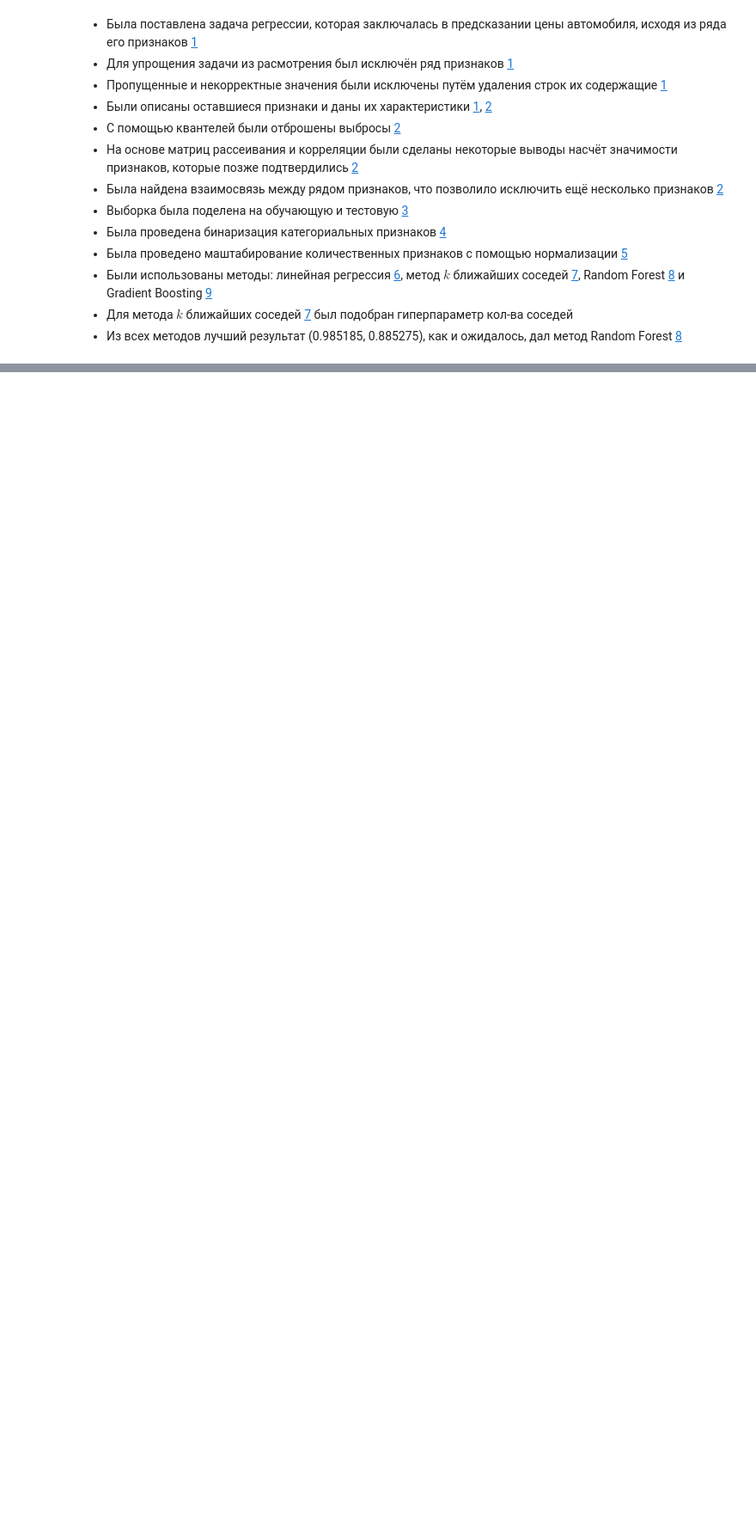
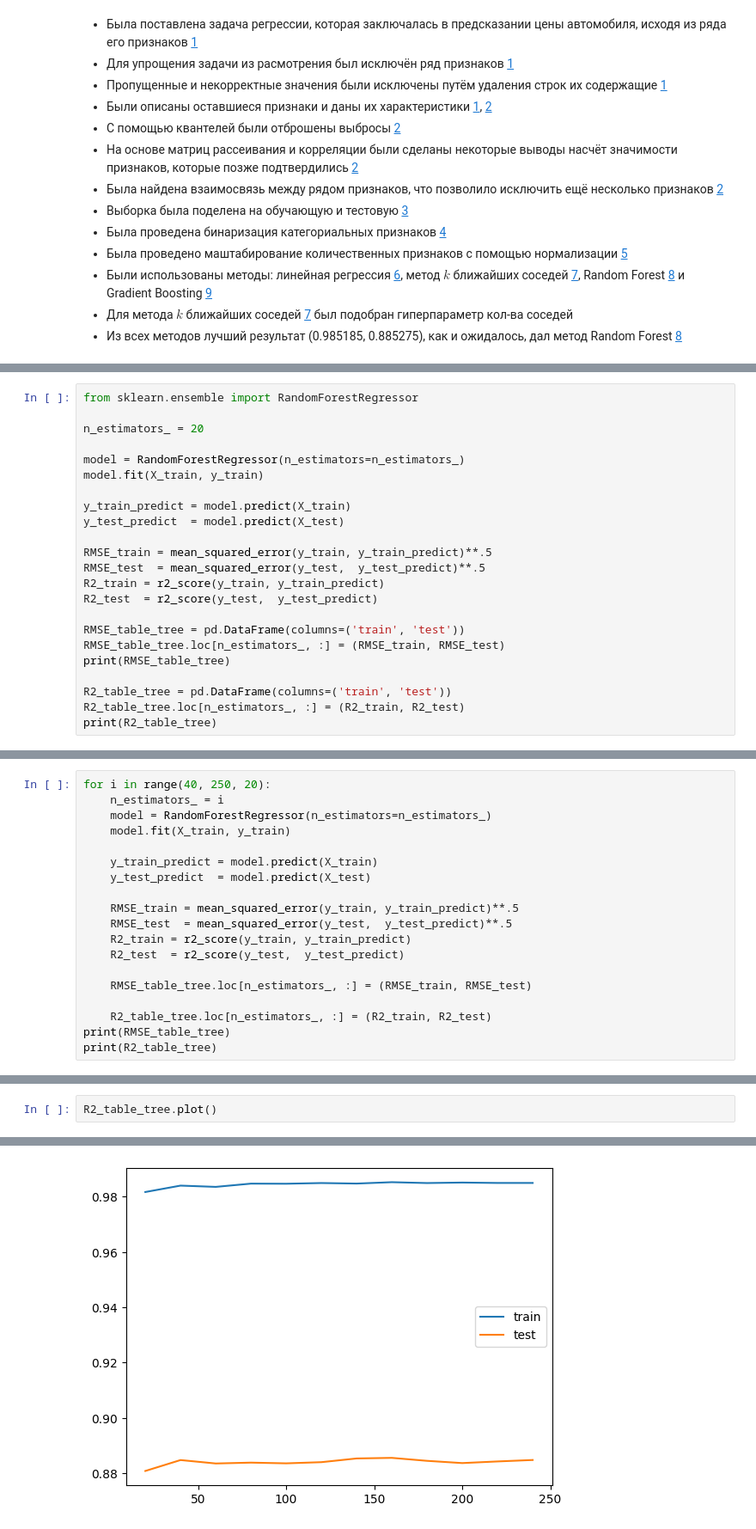
Before and after one commit to Faert/ML, a Jupyter notebook: Ivlev_cars.ipynb, the cells around one changed output, grey strips where cells are left out. Shown at 86% size. Saved outputs shown, nothing was run; the diff lists cells and outputs as text; blank space fills up the shorter version.

```diff
--- a/Ivlev_cars.ipynb
+++ b/Ivlev_cars.ipynb
@@ -1003,0 +1090,23 @@ pass
+# %%
+from sklearn.ensemble import RandomForestRegressor
+
+n_estimators_ = 20
+
+model = RandomForestRegressor(n_estimators=n_estimators_)
+model.fit(X_train, y_train)
+
+y_train_predict = model.predict(X_train)
+y_test_predict  = model.predict(X_test)
+
+RMSE_train = mean_squared_error(y_train, y_train_predict)**.5
+RMSE_test  = mean_squared_error(y_test,  y_test_predict)**.5
+R2_train = r2_score(y_train, y_train_predict)
+R2_test  = r2_score(y_test,  y_test_predict)
+
+RMSE_table_tree = pd.DataFrame(columns=('train', 'test'))
+RMSE_table_tree.loc[n_estimators_, :] = (RMSE_train, RMSE_test)
+print(RMSE_table_tree)
+
+R2_table_tree = pd.DataFrame(columns=('train', 'test'))
+R2_table_tree.loc[n_estimators_, :] = (R2_train, R2_test)
+print(R2_table_tree)
@@ -1003,0 +1120,19 @@ pass
+# %%
+for i in range(40, 250, 20):
+    n_estimators_ = i
+    model = RandomForestRegressor(n_estimators=n_estimators_)
+    model.fit(X_train, y_train)
+
+    y_train_predict = model.predict(X_train)
+    y_test_predict  = model.predict(X_test)
+
+    RMSE_train = mean_squared_error(y_train, y_train_predict)**.5
+    RMSE_test  = mean_squared_error(y_test,  y_test_predict)**.5
+    R2_train = r2_score(y_train, y_train_predict)
+    R2_test  = r2_score(y_test,  y_test_predict)
+
+    RMSE_table_tree.loc[n_estimators_, :] = (RMSE_train, RMSE_test)
+
+    R2_table_tree.loc[n_estimators_, :] = (R2_train, R2_test)
+print(RMSE_table_tree)
+print(R2_table_tree)
@@ -1003,0 +1157,3 @@ pass
+# %%
+R2_table_tree.plot()
+# %% [output]
@@ -1003,0 +1161 @@ pass
+[figure, added]
```
Also changed, not shown: parts of 42 cells of this notebook.
